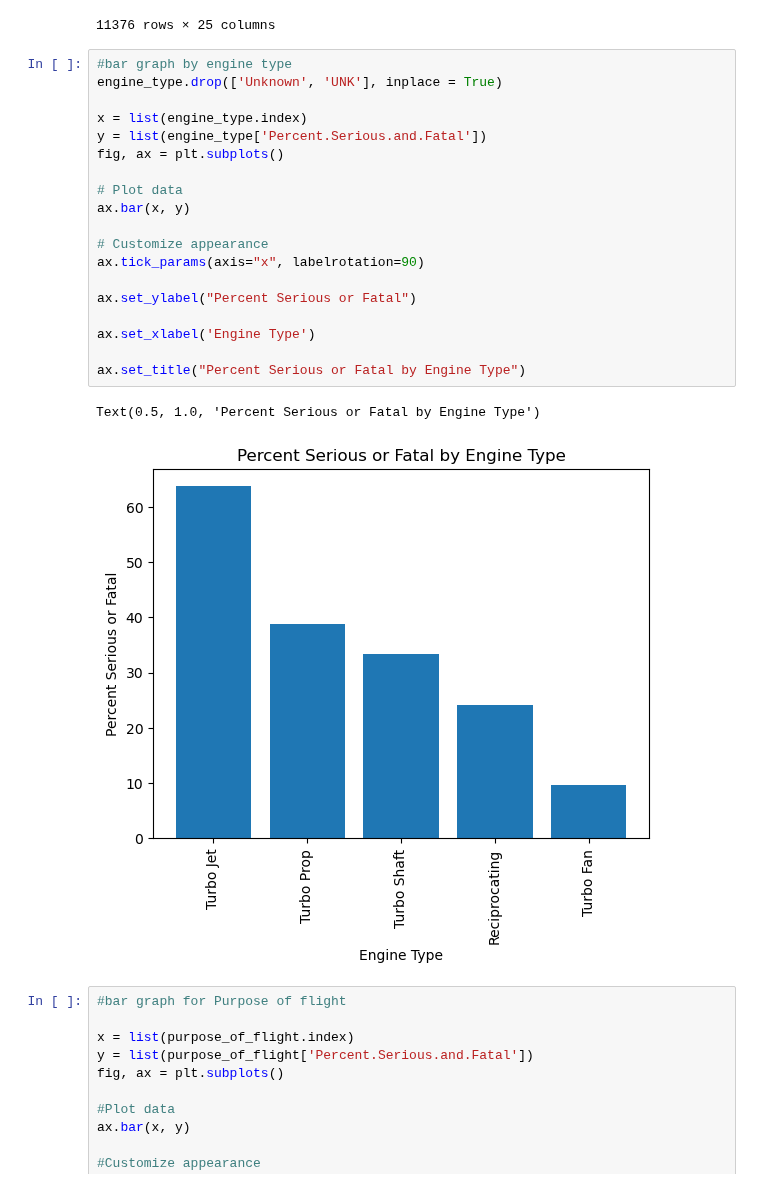
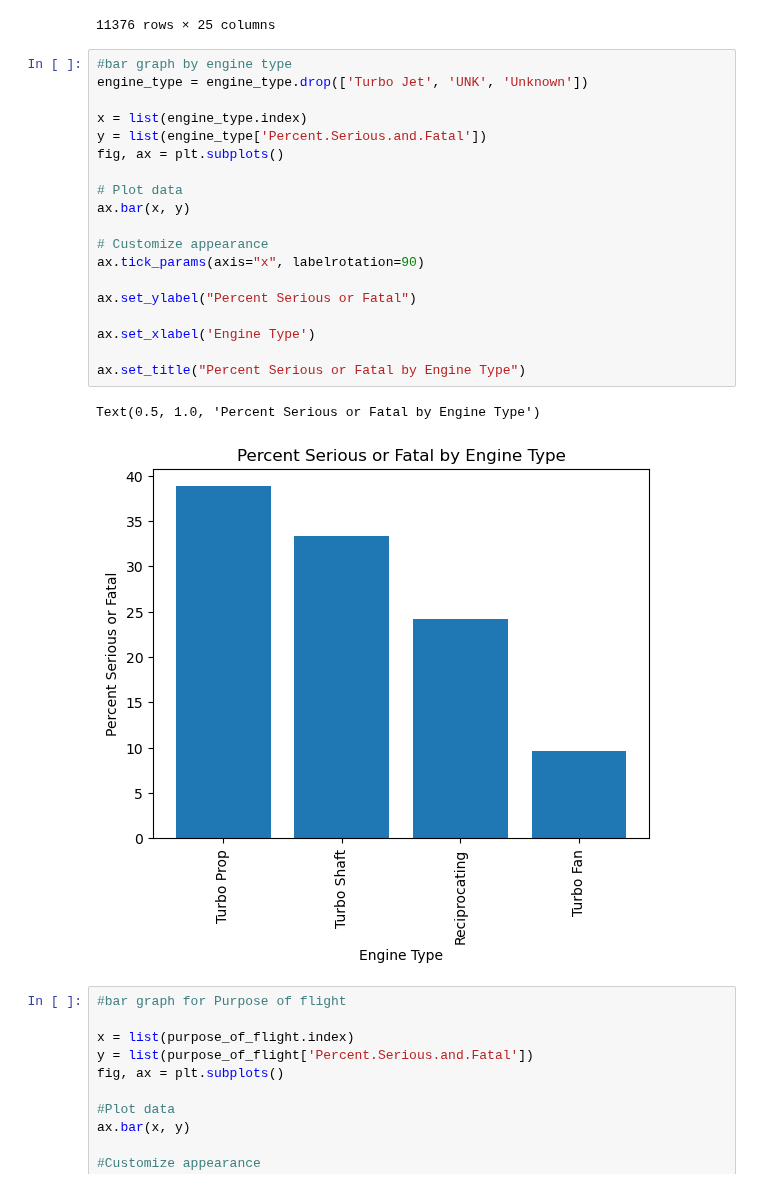
Before and after one commit to learn-co-curriculum/dsc-phase-1-project-v3, a Jupyter notebook: Notebooks/Visualizations_Colby.ipynb, the cells around one changed output. Drawn from its saved outputs; the diff is of its cells as text.

```diff
--- a/Notebooks/Visualizations_Colby.ipynb
+++ b/Notebooks/Visualizations_Colby.ipynb
@@ -69,26 +69,26 @@ df_trimmed
 11376 rows × 25 columns
 # %%
 #bar graph by engine type
-engine_type.drop(['Unknown', 'UNK'], inplace = True)
+engine_type = engine_type.drop(['Turbo Jet', 'UNK', 'Unknown'])
 
 x = list(engine_type.index)
 y = list(engine_type['Percent.Serious.and.Fatal'])
 fig, ax = plt.subplots()
 
 # Plot data
 ax.bar(x, y)
 
 # Customize appearance
 ax.tick_params(axis="x", labelrotation=90)
 
 ax.set_ylabel("Percent Serious or Fatal")
 
 ax.set_xlabel('Engine Type')
 
 ax.set_title("Percent Serious or Fatal by Engine Type")
 # %% [output]
 Text(0.5, 1.0, 'Percent Serious or Fatal by Engine Type')
-[figure, old version]
+[figure, new version]
 # %%
 #bar graph for Purpose of flight
 
```
Also changed, not shown: parts of 1 cell of this notebook.
